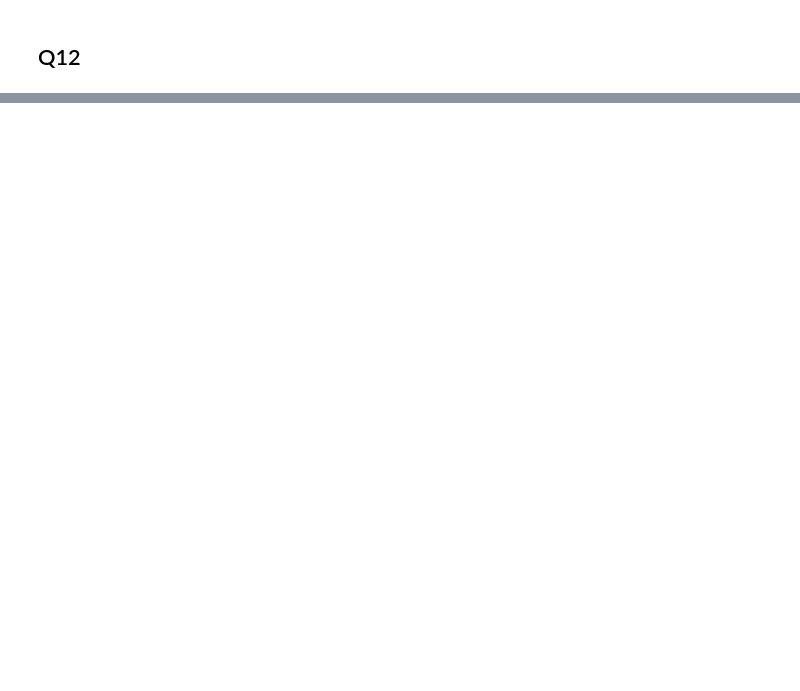
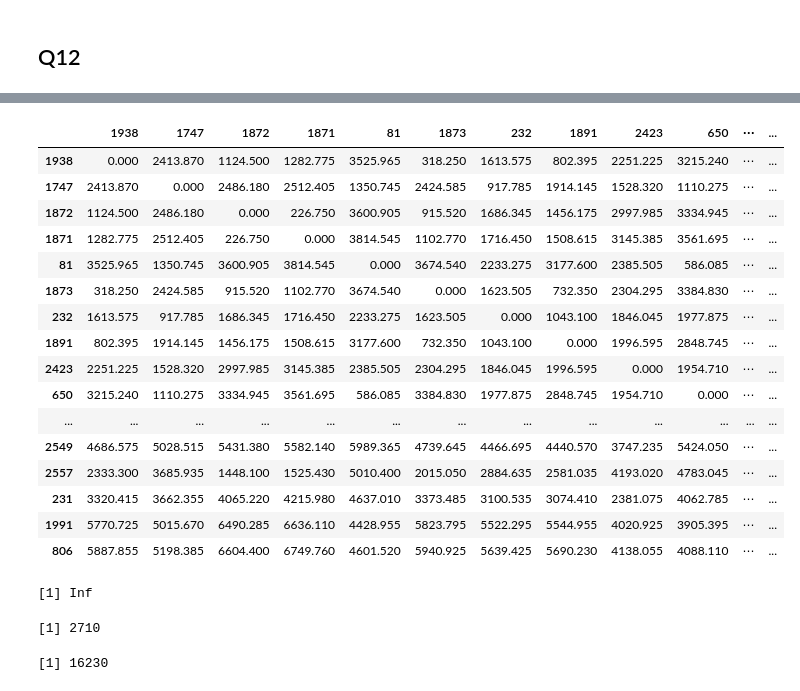
Before and after one commit to TeYuanLiu/graph_algorithms, a Jupyter notebook: Project5_Q11-13.ipynb, the cells around one changed output, grey strips where cells are left out. Saved outputs shown, nothing was run; the diff lists cells and outputs as text; code cells hidden in the pictures; blank space fills up the shorter version.

```diff
--- a/Project5_Q11-13.ipynb
+++ b/Project5_Q11-13.ipynb
@@ -138,0 +82,11 @@ axis(2)
+# %%
+system.time(edge_list <- fread("san_francisco-censustracts-2017-4-All-MonthlyAggregate.csv"))
+nrow(edge_list)
+edge_list <- edge_list[which(edge_list[,"month"]==12)]
+nrow(edge_list)
+head(edge_list)
+
+edge_list <- edge_list[,c("sourceid","dstid","mean_travel_time"), drop = FALSE]
+head(edge_list)
+colnames(edge_list)[3] <- "weight"
+head(edge_list)
@@ -138,0 +119,8 @@ axis(2)
+# %%
+graph <- graph.data.frame(edge_list, directed=F)
+graph <- simplify(graph, remove.multiple = TRUE, remove.loops = TRUE,
+  edge.attr.comb = list(weight="mean", "ignore"))
+E(graph)
+V(graph)
+graph <- set.vertex.attribute(graph, name="location", value=list(c(0,0)))
+graph <- set.vertex.attribute(graph, name="Display_name", value="b")
@@ -138,0 +192,24 @@ axis(2)
+# %%
+distances(graph)
+# %% [output]
+|  | 1938 | 1747 | 1872 | 1871 | 81 | 1873 | 232 | 1891 | 2423 | 650 | ⋯ | ... |
+| 1938 | 0.000 | 2413.870 | 1124.500 | 1282.775 | 3525.965 | 318.250 | 1613.575 | 802.395 | 2251.225 | 3215.240 | ⋯ | ... |
+| 1747 | 2413.870 | 0.000 | 2486.180 | 2512.405 | 1350.745 | 2424.585 | 917.785 | 1914.145 | 1528.320 | 1110.275 | ⋯ | ... |
+| 1872 | 1124.500 | 2486.180 | 0.000 | 226.750 | 3600.905 | 915.520 | 1686.345 | 1456.175 | 2997.985 | 3334.945 | ⋯ | ... |
+| 1871 | 1282.775 | 2512.405 | 226.750 | 0.000 | 3814.545 | 1102.770 | 1716.450 | 1508.615 | 3145.385 | 3561.695 | ⋯ | ... |
+| 81 | 3525.965 | 1350.745 | 3600.905 | 3814.545 | 0.000 | 3674.540 | 2233.275 | 3177.600 | 2385.505 | 586.085 | ⋯ | ... |
+| 1873 | 318.250 | 2424.585 | 915.520 | 1102.770 | 3674.540 | 0.000 | 1623.505 | 732.350 | 2304.295 | 3384.830 | ⋯ | ... |
+| 232 | 1613.575 | 917.785 | 1686.345 | 1716.450 | 2233.275 | 1623.505 | 0.000 | 1043.100 | 1846.045 | 1977.875 | ⋯ | ... |
+| 1891 | 802.395 | 1914.145 | 1456.175 | 1508.615 | 3177.600 | 732.350 | 1043.100 | 0.000 | 1996.595 | 2848.745 | ⋯ | ... |
+| 2423 | 2251.225 | 1528.320 | 2997.985 | 3145.385 | 2385.505 | 2304.295 | 1846.045 | 1996.595 | 0.000 | 1954.710 | ⋯ | ... |
+| 650 | 3215.240 | 1110.275 | 3334.945 | 3561.695 | 586.085 | 3384.830 | 1977.875 | 2848.745 | 1954.710 | 0.000 | ⋯ | ... |
+| ... | ... | ... | ... | ... | ... | ... | ... | ... | ... | ... | ... | ... |
+| 2549 | 4686.575 | 5028.515 | 5431.380 | 5582.140 | 5989.365 | 4739.645 | 4466.695 | 4440.570 | 3747.235 | 5424.050 | ⋯ | ... |
+| 2557 | 2333.300 | 3685.935 | 1448.100 | 1525.430 | 5010.400 | 2015.050 | 2884.635 | 2581.035 | 4193.020 | 4783.045 | ⋯ | ... |
+| 231 | 3320.415 | 3662.355 | 4065.220 | 4215.980 | 4637.010 | 3373.485 | 3100.535 | 3074.410 | 2381.075 | 4062.785 | ⋯ | ... |
+| 1991 | 5770.725 | 5015.670 | 6490.285 | 6636.110 | 4428.955 | 5823.795 | 5522.295 | 5544.955 | 4020.925 | 3905.395 | ⋯ | ... |
+| 806 | 5887.855 | 5198.385 | 6604.400 | 6749.760 | 4601.520 | 5940.925 | 5639.425 | 5690.230 | 4138.055 | 4088.110 | ⋯ | ... |
+# %%
+time[which(V(graph)$name==2138), which(V(graph)$name==2)]
+# %% [output]
+[1] Inf
@@ -138,0 +223,6 @@ axis(2)
+# %%
+vcount(g)
+ecount(g)
+# %% [output]
+[1] 2710
+[1] 16230
```
Also changed, not shown: parts of 43 cells of this notebook.
